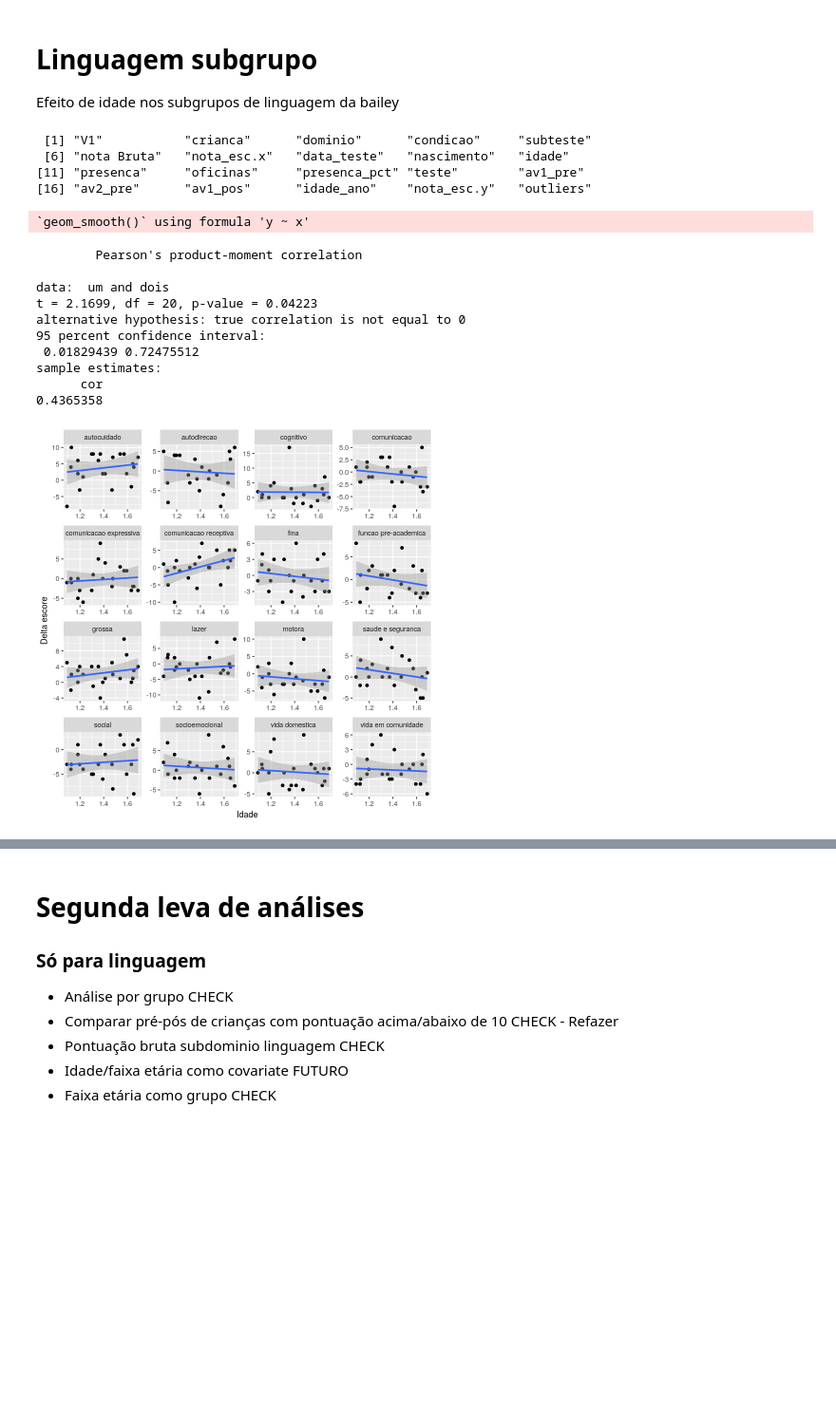
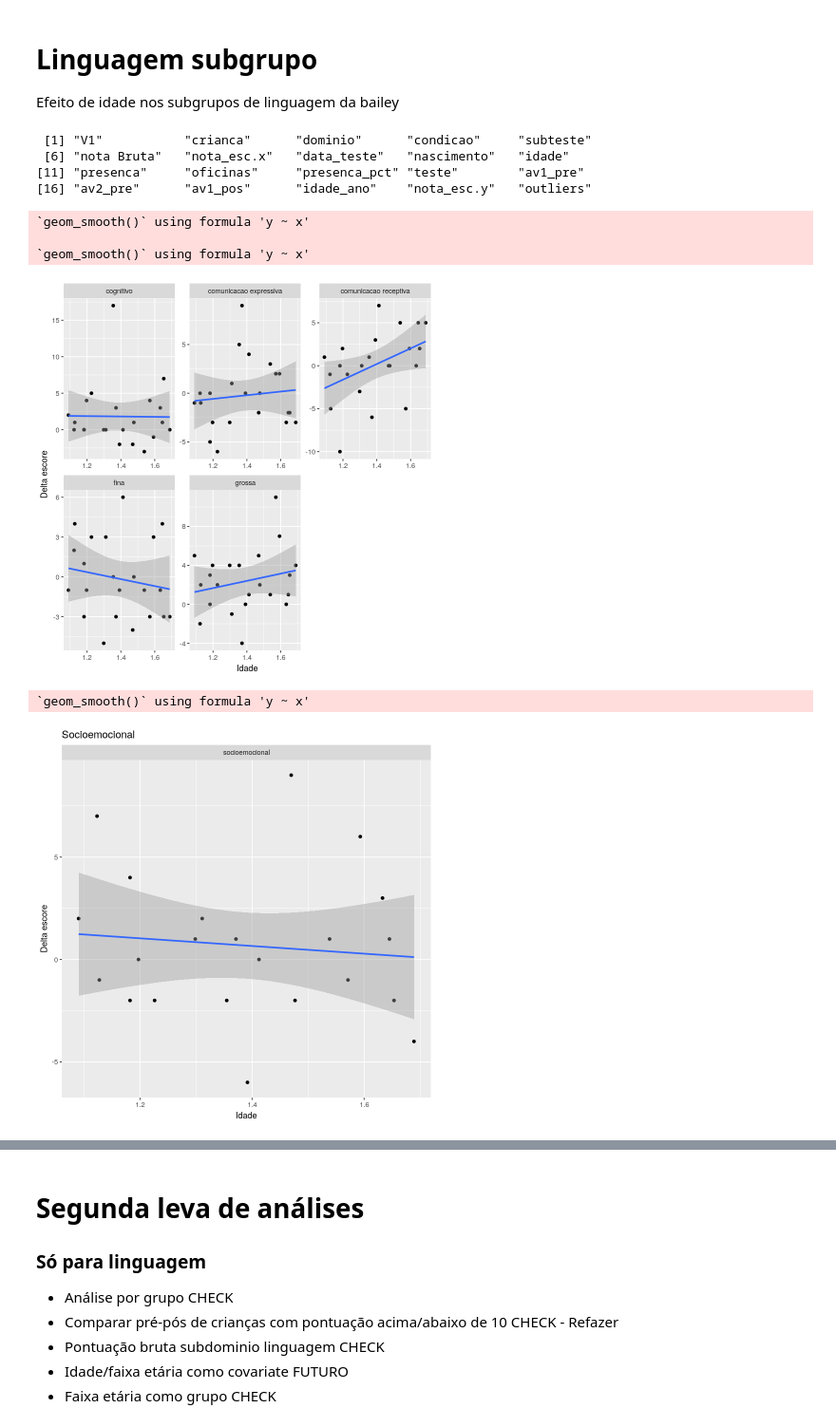
Before and after one commit to pasoneto/eye_tracking_ufabc, a Jupyter notebook: Luisiana/analise_final.ipynb, the cells around one changed output, grey strips where cells are left out. Shown: that part at 95% size. Cells and saved outputs as stored; diff of their text form; code cells hidden in the pictures; blank space fills up the shorter version.

```diff
--- a/Luisiana/analise_final.ipynb
+++ b/Luisiana/analise_final.ipynb
@@ -353,48 +381,61 @@ base = data.frame(crianca = dt$crianca,
                   condicao = dt$condicao,
                   score_pre = dt$nota_esc.x,
                   dominio = dt$subteste,
+                  teste = dt$teste,
                   idade_pre = dt$idade_ano)
 
 pre = dplyr::filter(base, base$condicao == "pre")
 pos = dplyr::filter(base, base$condicao == "pos")
 
 pre$idade_pos = pos$idade
 pre$score_pos = pos$score
 
 pre$idade_media = (pre$idade_pos + pre$idade_pre)/2
 pre$score_dif = pre$score_pos - pre$score_pre
 
 base = pre
 
 # dt %>%
 #    group_by(crianca, condicao, dominio) %>%
 #    summarise(idade = mean(idade_ano), score = mean(nota_esc.x))
 
-x6 = ggplot(base, aes(x = idade_media, y = score_dif))+
+x6a = ggplot(filter(base, base$teste == "bailey"), aes(x = idade_media, y = score_dif))+
     facet_wrap(~dominio, scale = 'free')+
     geom_point()+
     geom_smooth(method = 'lm') +
     xlab("Idade") + ylab("Delta escore")
-x6
-um = dplyr::filter(base, base$dominio == "comunicacao receptiva")$idade_media
-dois = dplyr::filter(base, base$dominio == "comunicacao receptiva")$score_dif
-cor.test(um, dois)
-ggsave(x6, file="x6.png", dpi = 300)
+x6b = ggplot(filter(base, base$teste == "questionario1"), aes(x = idade_media, y = score_dif))+
+    facet_wrap(~dominio, scale = 'free')+
+    geom_point()+
+    geom_smooth(method = 'lm') +
+    ggtitle("Socioemocional") +
+    xlab("Idade") + ylab("Delta escore")
+x6c = ggplot(filter(base, base$teste == "questionario2"), aes(x = idade_media, y = score_dif))+
+    facet_wrap(~dominio, scale = 'free')+
+    geom_point()+
+    geom_smooth(method = 'lm') +
+    ggtitle("Comportamento adaptativo") +
+    xlab("Idade") + ylab("Delta escore")
+
+x6a
+x6b
+x6c
+
+# um = dplyr::filter(base, base$dominio == "comunicacao receptiva")$idade_media
+# dois = dplyr::filter(base, base$dominio == "comunicacao receptiva")$score_dif
+# cor.test(um, dois)
+ggsave(x6a, file="x6a.png", dpi = 300)
+ggsave(x6b, file="x6b.png", dpi = 300)
+ggsave(x6c, file="x6c.png", dpi = 300)
 #Comunicação receptiva - detalhar
 # %% [output]
  [1] "V1"           "crianca"      "dominio"      "condicao"     "subteste"
  [6] "nota Bruta"   "nota_esc.x"   "data_teste"   "nascimento"   "idade"
 [11] "presenca"     "oficinas"     "presenca_pct" "teste"        "av1_pre"
 [16] "av2_pre"      "av1_pos"      "idade_ano"    "nota_esc.y"   "outliers"
 `geom_smooth()` using formula 'y ~ x'
+
+`geom_smooth()` using formula 'y ~ x'
+[figure, new version]
-        Pearson's product-moment correlation
-
-data:  um and dois
-t = 2.1699, df = 20, p-value = 0.04223
-alternative hypothesis: true correlation is not equal to 0
-95 percent confidence interval:
- 0.01829439 0.72475512
-sample estimates:
-      cor
-0.4365358
+`geom_smooth()` using formula 'y ~ x'
-[figure, old version]
+[figure, added]
```
Also changed, not shown: parts of 10 cells of this notebook, 14 other files.
